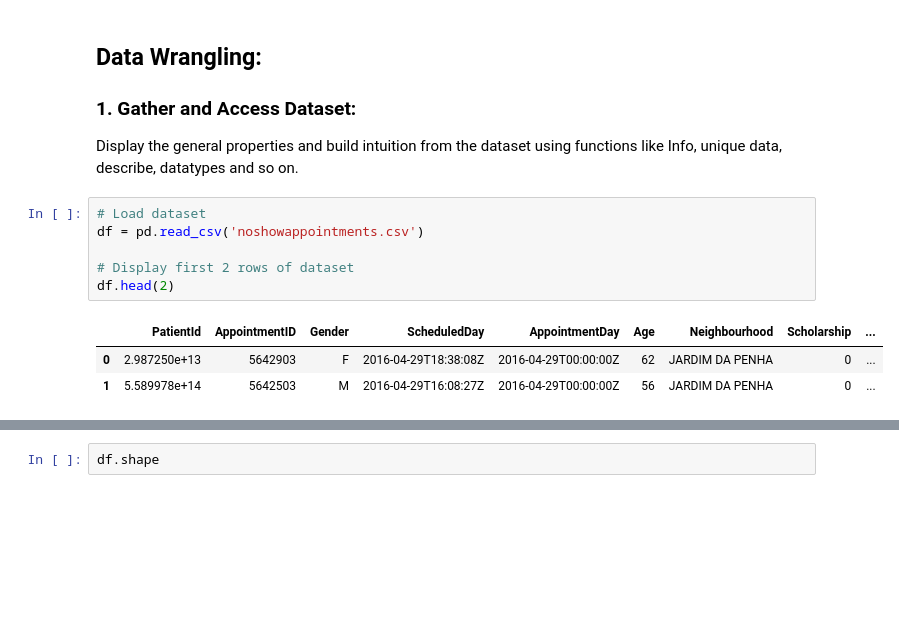
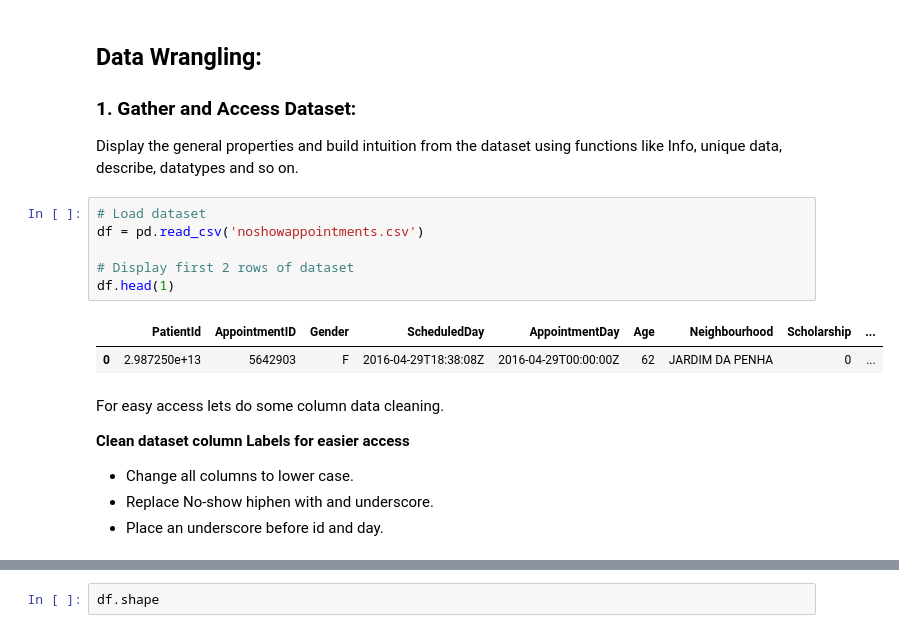
Before and after one commit to danieloladele7/Udacity_Data_Analyst_Nanodegree, a Jupyter notebook: Project_1-Investigate_a_dataset/Investigate_a_dataset.ipynb, the cells around one changed output, grey strips where cells are left out. Cells and saved outputs as stored; diff of their text form; blank space fills up the shorter version.

```diff
--- a/Project_1-Investigate_a_dataset/Investigate_a_dataset.ipynb
+++ b/Project_1-Investigate_a_dataset/Investigate_a_dataset.ipynb
@@ -50,10 +49,16 @@ Display the general properties and build intuition from the dataset using functi
 # %%
 # Load dataset
 df = pd.read_csv('noshowappointments.csv')
 
 # Display first 2 rows of dataset
-df.head(2)
+df.head(1)
 # %% [output]
 |  | PatientId | AppointmentID | Gender | ScheduledDay | AppointmentDay | Age | Neighbourhood | Scholarship | ... |
 | 0 | 2.987250e+13 | 5642903 | F | 2016-04-29T18:38:08Z | 2016-04-29T00:00:00Z | 62 | JARDIM DA PENHA | 0 | ... |
-| 1 | 5.589978e+14 | 5642503 | M | 2016-04-29T16:08:27Z | 2016-04-29T00:00:00Z | 56 | JARDIM DA PENHA | 0 | ... |
+# %% [markdown]
+For easy access lets do some column data cleaning.
+
+__Clean dataset column Labels for easier access__
++ Change all columns to lower case.
++ Replace No-show hiphen with and underscore.
++ Place an underscore before id and day.
```
Also changed, not shown: parts of 69 cells of this notebook, 1 other file.
